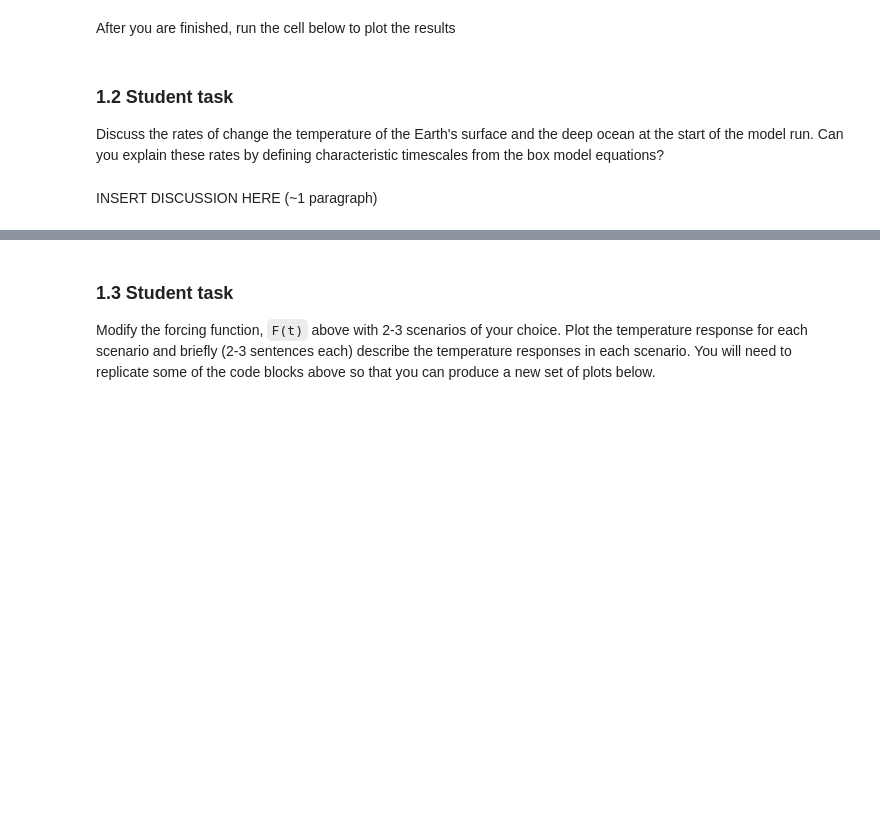
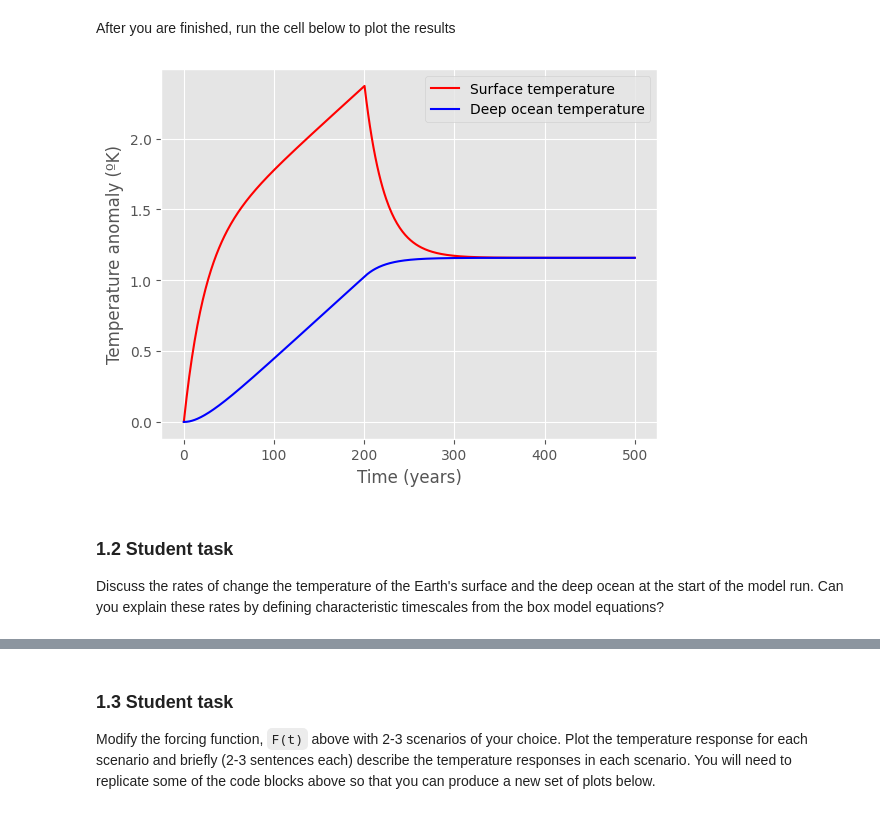
Before and after one commit to JefPhilippe/QCES, a Jupyter notebook: Project1_numerical_methods.ipynb, the cells around one changed output, grey strips where cells are left out. Cells and saved outputs as stored; diff of their text form; code cells hidden in the pictures; blank space fills up the shorter version.

```diff
--- a/Project1_numerical_methods.ipynb
+++ b/Project1_numerical_methods.ipynb
@@ -63,20 +63,21 @@ Finally, we are ready to create a for loop to timestep the equations listed at t
 Fill in the interior of the for loop to timestep the equations from the start of Section 1 using the Explicit Euler method.
 # %%
 for i in range(0, Nt-1):
-    T[i+1] =
-    theta[i+1] =
+    T[i+1] = T[i] + dt * (F(i) - gamma * (T[i] - theta[i])) / C_s
+    theta[i+1] = theta[i] + gamma * (dt / C_d) * (T[i] - theta[i])
 # %% [markdown]
 After you are finished, run the cell below to plot the results
 # %%
+plt.style.use('ggplot')
 plt.plot(t,T,'r-')
 plt.plot(t,theta,'b-')
 plt.legend(['Surface temperature','Deep ocean temperature'])
 plt.xlabel('Time (years)')
 plt.ylabel('Temperature anomaly (ºK)')
 plt.show()
+# %% [output]
+[figure, added]
 # %% [markdown]
 ### 1.2 Student task
 <a id='section1pt2'></a>
 Discuss the rates of change the temperature of the Earth's surface and the deep ocean at the start of the model run.  Can you explain these rates by defining characteristic timescales from the box model equations?
-# %% [markdown]
-INSERT DISCUSSION HERE (~1 paragraph)
```
Also changed, not shown: parts of 20 cells of this notebook.
